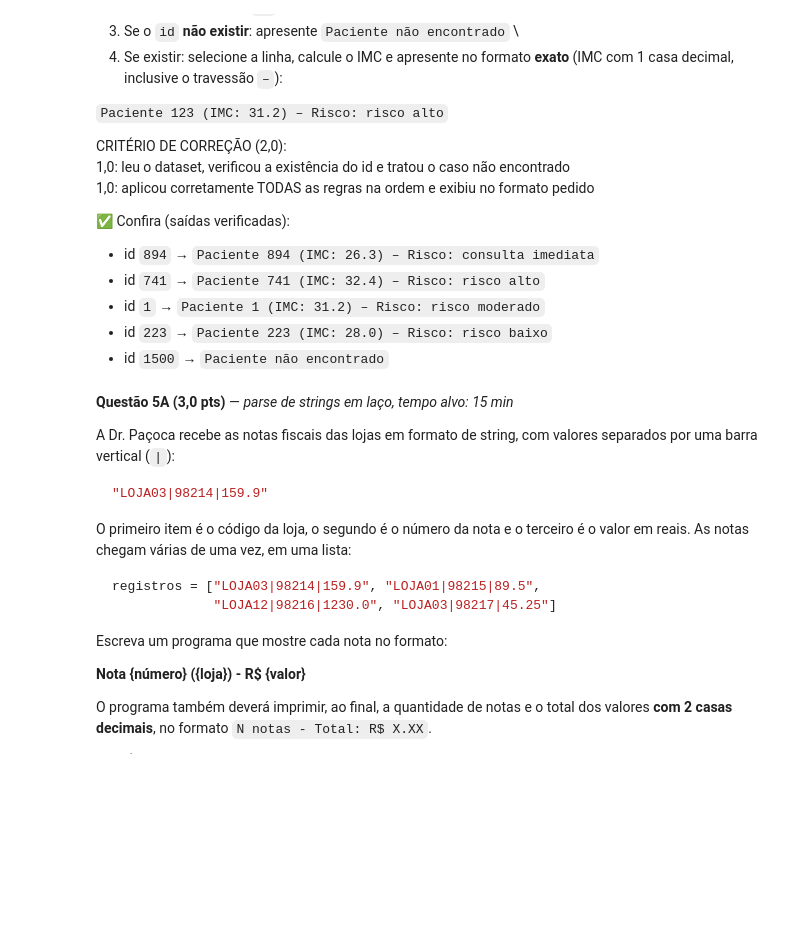
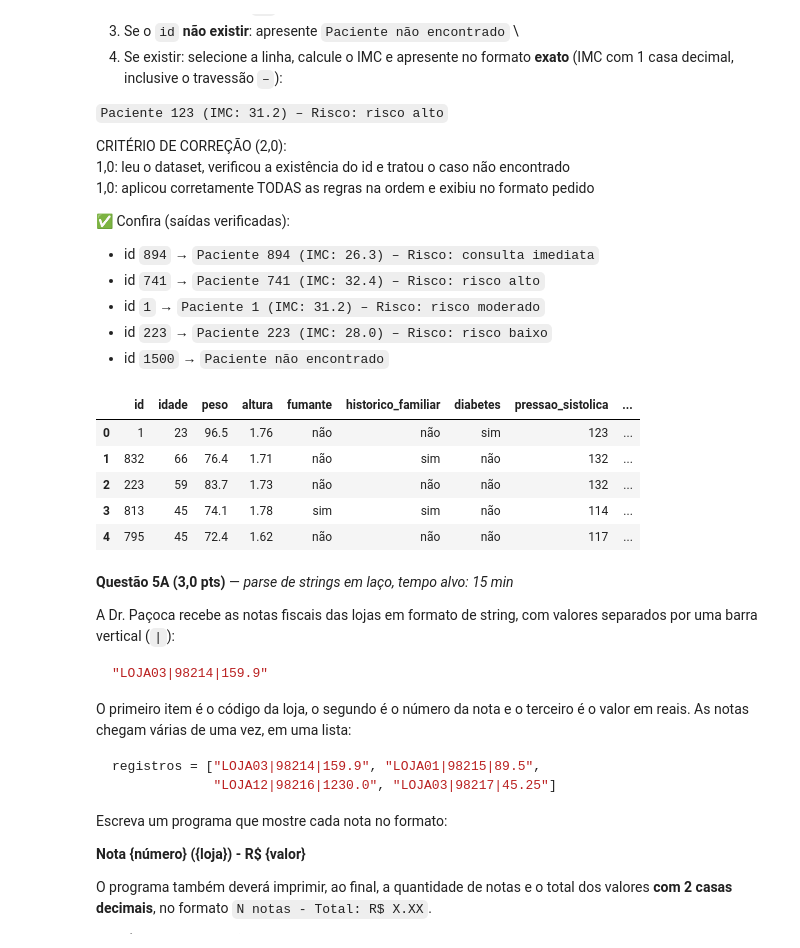
Before and after one commit to ArthurMalucelli/fgv-vault, a Jupyter notebook: Programacao/Aulas/06.09/SimuladoFinalCompleto.ipynb, the cells around one changed output. Cells and saved outputs as stored; diff of their text form; code cells hidden in the pictures; blank space fills up the shorter version.

```diff
--- a/Programacao/Aulas/06.09/SimuladoFinalCompleto.ipynb
+++ b/Programacao/Aulas/06.09/SimuladoFinalCompleto.ipynb
@@ -363,5 +359,13 @@ CRITÉRIO DE CORREÇÃO (2,0): \
 # %%
 # ESPAÇO PARA RESPOSTA DA QUESTAO 4C - NÃO DELETAR ESTA LINHA !!
 
 import pandas as pd
 pacientes = pd.read_csv("dataset_checkup_1000linhas.csv")
+pacientes.head()
+# %% [output]
+|  | id | idade | peso | altura | fumante | historico_familiar | diabetes | pressao_sistolica | ... |
+| 0 | 1 | 23 | 96.5 | 1.76 | não | não | sim | 123 | ... |
+| 1 | 832 | 66 | 76.4 | 1.71 | não | sim | não | 132 | ... |
+| 2 | 223 | 59 | 83.7 | 1.73 | não | não | não | 132 | ... |
+| 3 | 813 | 45 | 74.1 | 1.78 | sim | sim | não | 114 | ... |
+| 4 | 795 | 45 | 72.4 | 1.62 | não | não | não | 117 | ... |
```
Also changed, not shown: parts of 5 cells of this notebook.
